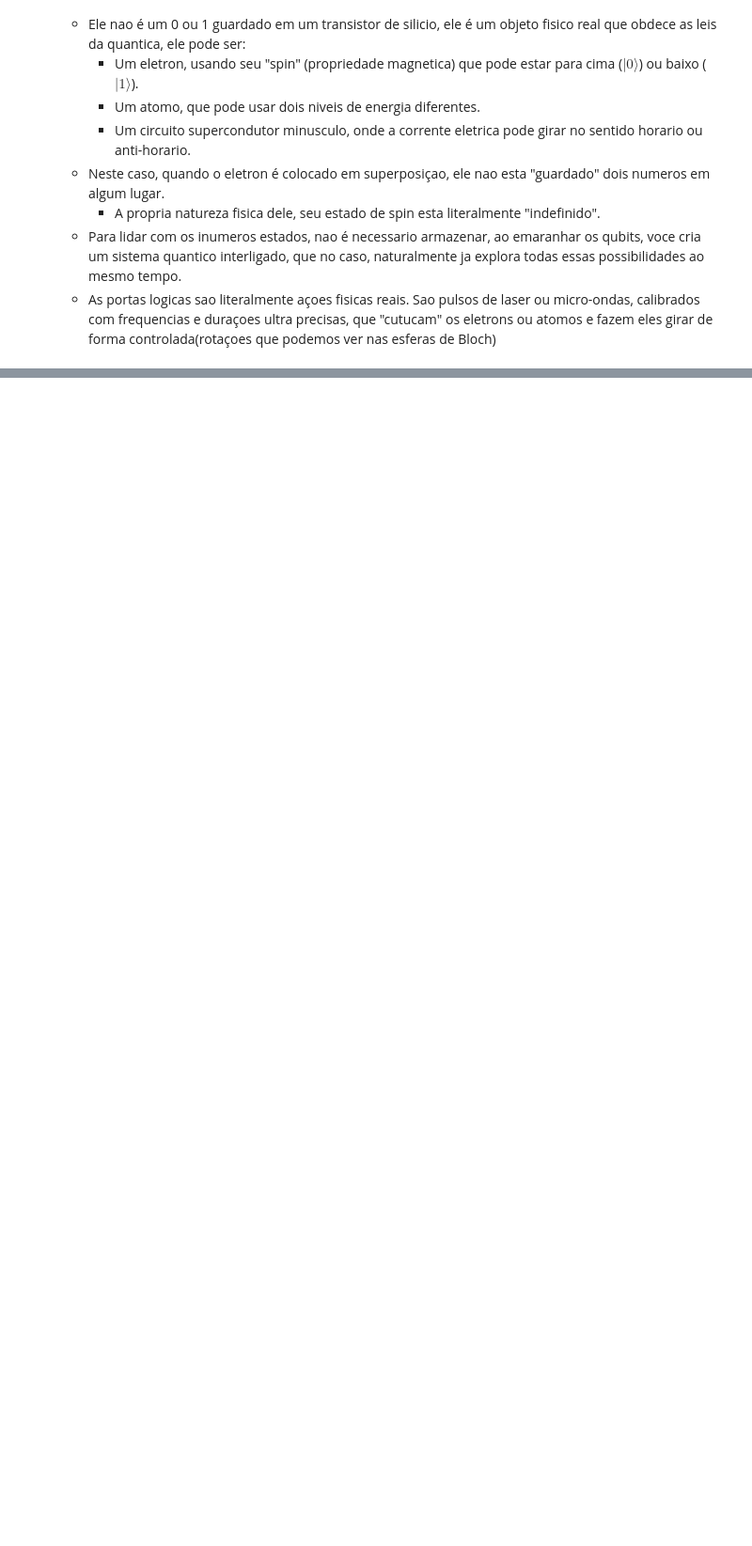
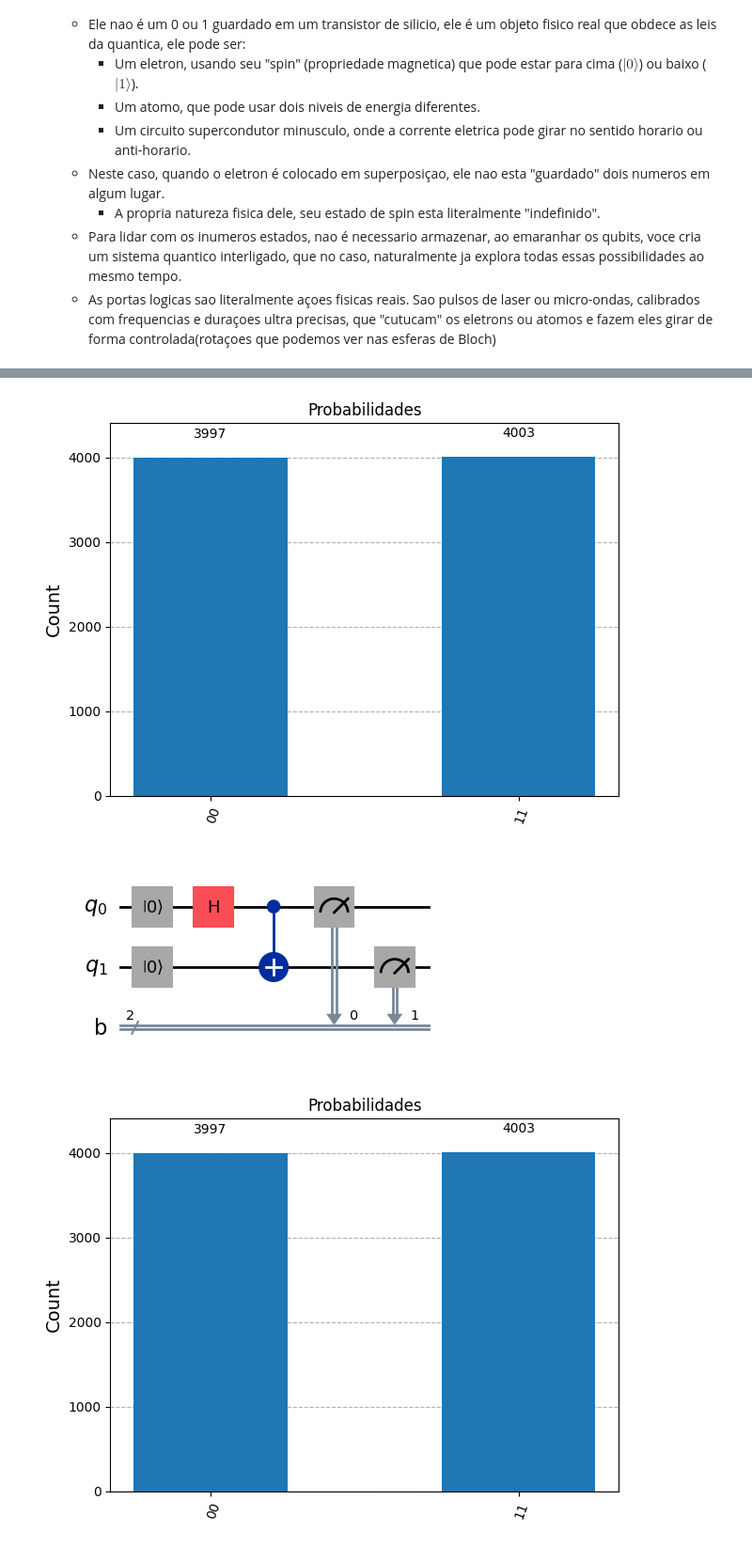
Before and after one commit to joaomoraski/quantum-computing-thesis, a Jupyter notebook: artigos/qiskit-learning.ipynb, the cells around one changed output, grey strips where cells are left out. Shown at 94% size. Saved outputs shown, nothing was run; the diff lists cells and outputs as text; code cells hidden in the pictures; blank space fills up the shorter version.

```diff
--- a/artigos/qiskit-learning.ipynb
+++ b/artigos/qiskit-learning.ipynb
@@ -646,0 +764,30 @@ Primeiro, vamos entender o que seria um qubits fisico.
+# %%
+qEma = QuantumRegister(2, 'q')
+bEma = ClassicalRegister(2, 'b')
+
+circuitEma = QuantumCircuit(qEma, bEma)
+
+circuitEma.reset(qEma[0])
+circuitEma.reset(qEma[1])
+
+circuitEma.h(qEma[0])
+circuitEma.cx(qEma[0], qEma[1])
+
+circuitEma.measure(qEma, bEma)
+circuitEma.draw(output='mpl')
+
+# Pode usar o qiskit tbm, mas demorou muito
+from qiskit_aer import AerSimulator
+
+simulator = AerSimulator()
+
+job = simulator.run(circuitEma, shots=8000)
+result = job.result()
+
+counts = result.get_counts(circuitEma)
+
+plot_histogram(counts, title="Probabilidades")
+# %% [output]
+[figure, added]
+[figure, added]
+[figure, added]
```
Also changed, not shown: parts of 18 cells of this notebook, 1 other file.
